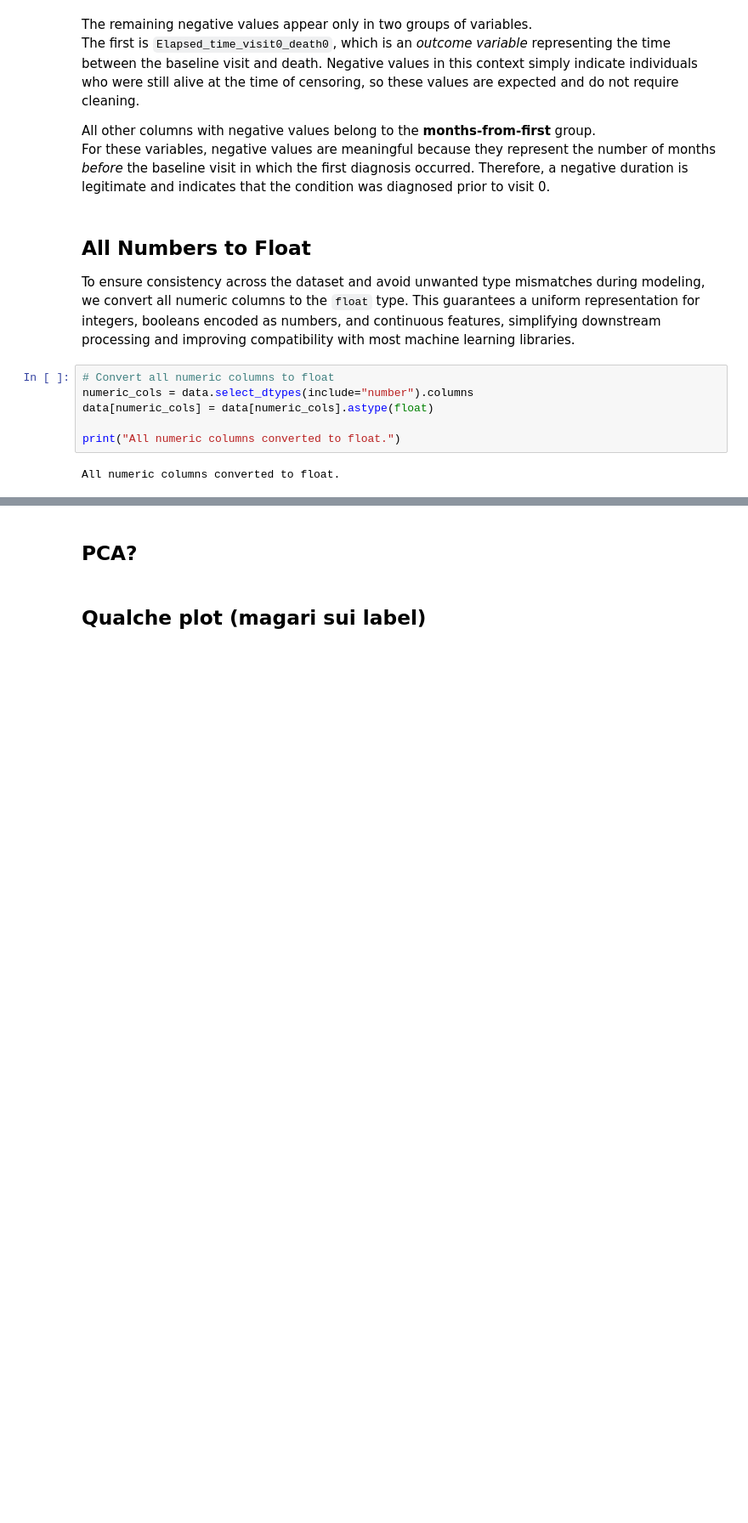
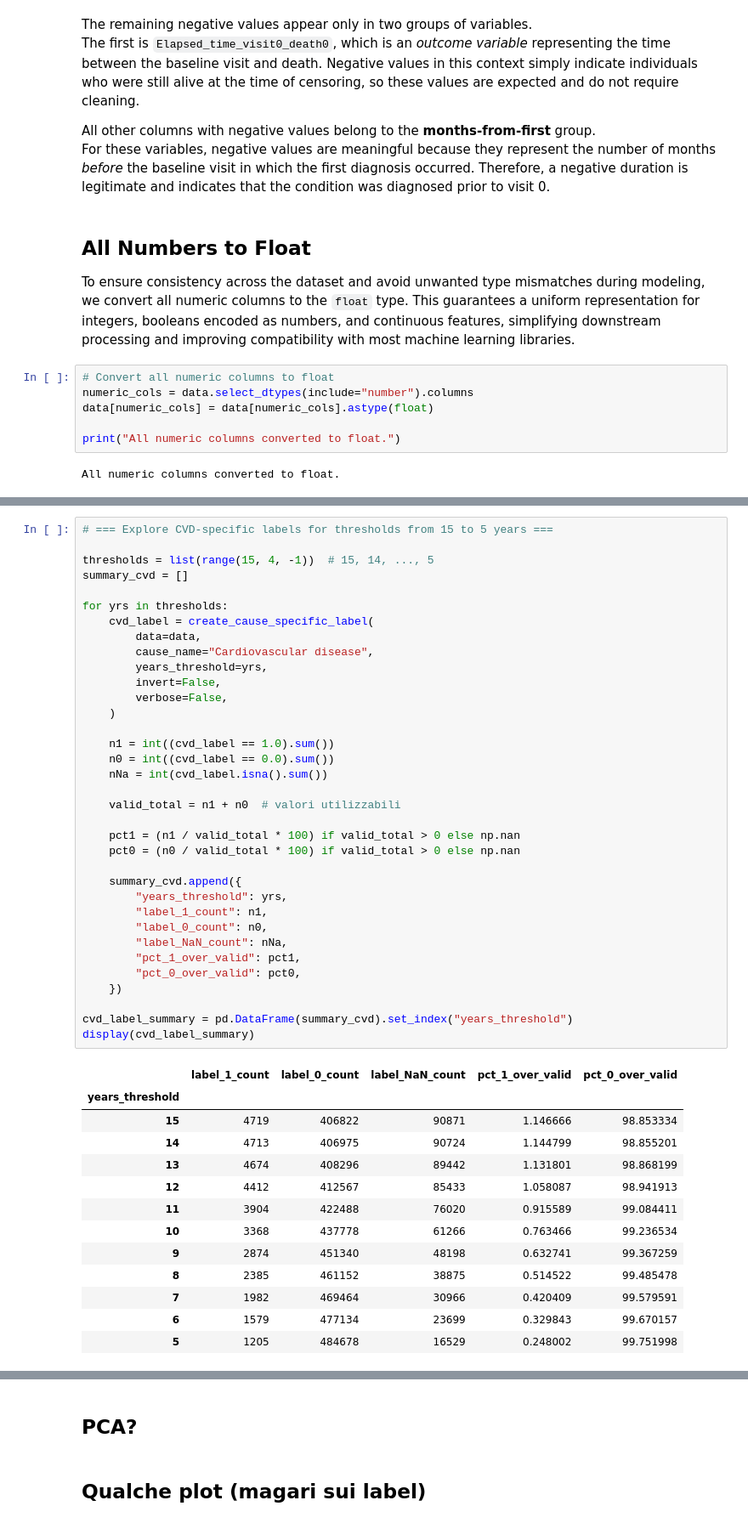
Before and after one commit to Angelido/clinical-data-encoding_vae, a Jupyter notebook: src/UKDataPreparation/cleaningData.ipynb, the cells around one changed output, grey strips where cells are left out. Shown at 85% size. Drawn from its saved outputs; the diff is of its cells as text; blank space fills up the shorter version.

```diff
--- a/src/UKDataPreparation/cleaningData.ipynb
+++ b/src/UKDataPreparation/cleaningData.ipynb
@@ -1407,0 +1568,49 @@ All numeric columns converted to float.
+# %%
+# === Explore CVD-specific labels for thresholds from 15 to 5 years ===
+
+thresholds = list(range(15, 4, -1))  # 15, 14, ..., 5
+summary_cvd = []
+
+for yrs in thresholds:
+    cvd_label = create_cause_specific_label(
+        data=data,
+        cause_name="Cardiovascular disease",
+        years_threshold=yrs,
+        invert=False,
+        verbose=False,
+    )
+
+    n1 = int((cvd_label == 1.0).sum())
+    n0 = int((cvd_label == 0.0).sum())
+    nNa = int(cvd_label.isna().sum())
+
+    valid_total = n1 + n0  # valori utilizzabili
+
+    pct1 = (n1 / valid_total * 100) if valid_total > 0 else np.nan
+    pct0 = (n0 / valid_total * 100) if valid_total > 0 else np.nan
+
+    summary_cvd.append({
+        "years_threshold": yrs,
+        "label_1_count": n1,
+        "label_0_count": n0,
+        "label_NaN_count": nNa,
+        "pct_1_over_valid": pct1,
+        "pct_0_over_valid": pct0,
+    })
+
+cvd_label_summary = pd.DataFrame(summary_cvd).set_index("years_threshold")
+display(cvd_label_summary)
+# %% [output]
+|  | label_1_count | label_0_count | label_NaN_count | pct_1_over_valid | pct_0_over_valid |
+| years_threshold |  |  |  |  |  |
+| 15 | 4719 | 406822 | 90871 | 1.146666 | 98.853334 |
+| 14 | 4713 | 406975 | 90724 | 1.144799 | 98.855201 |
+| 13 | 4674 | 408296 | 89442 | 1.131801 | 98.868199 |
+| 12 | 4412 | 412567 | 85433 | 1.058087 | 98.941913 |
+| 11 | 3904 | 422488 | 76020 | 0.915589 | 99.084411 |
+| 10 | 3368 | 437778 | 61266 | 0.763466 | 99.236534 |
+| 9 | 2874 | 451340 | 48198 | 0.632741 | 99.367259 |
+| 8 | 2385 | 461152 | 38875 | 0.514522 | 99.485478 |
+| 7 | 1982 | 469464 | 30966 | 0.420409 | 99.579591 |
+| 6 | 1579 | 477134 | 23699 | 0.329843 | 99.670157 |
+| 5 | 1205 | 484678 | 16529 | 0.248002 | 99.751998 |
```
Also changed, not shown: parts of 17 cells of this notebook.
